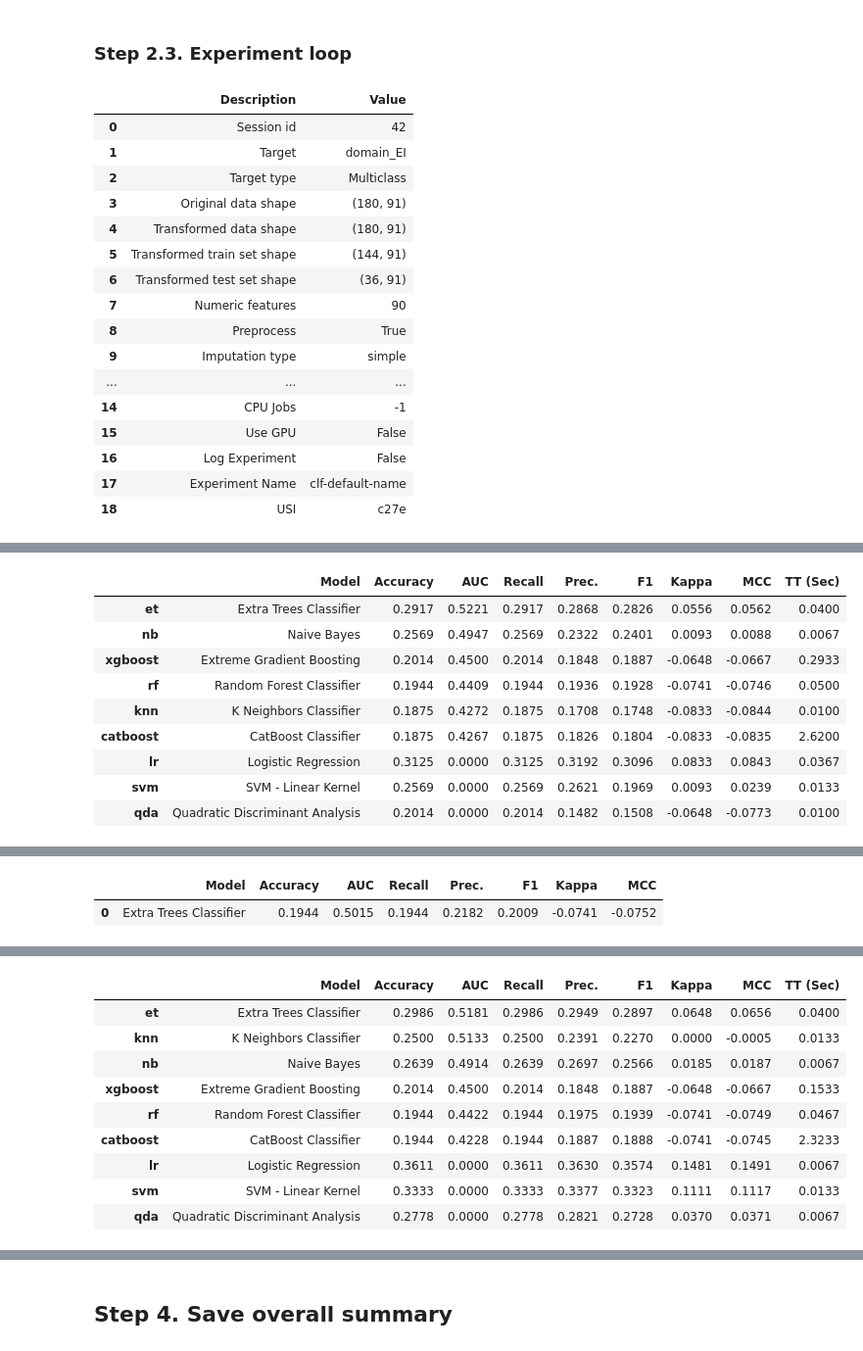
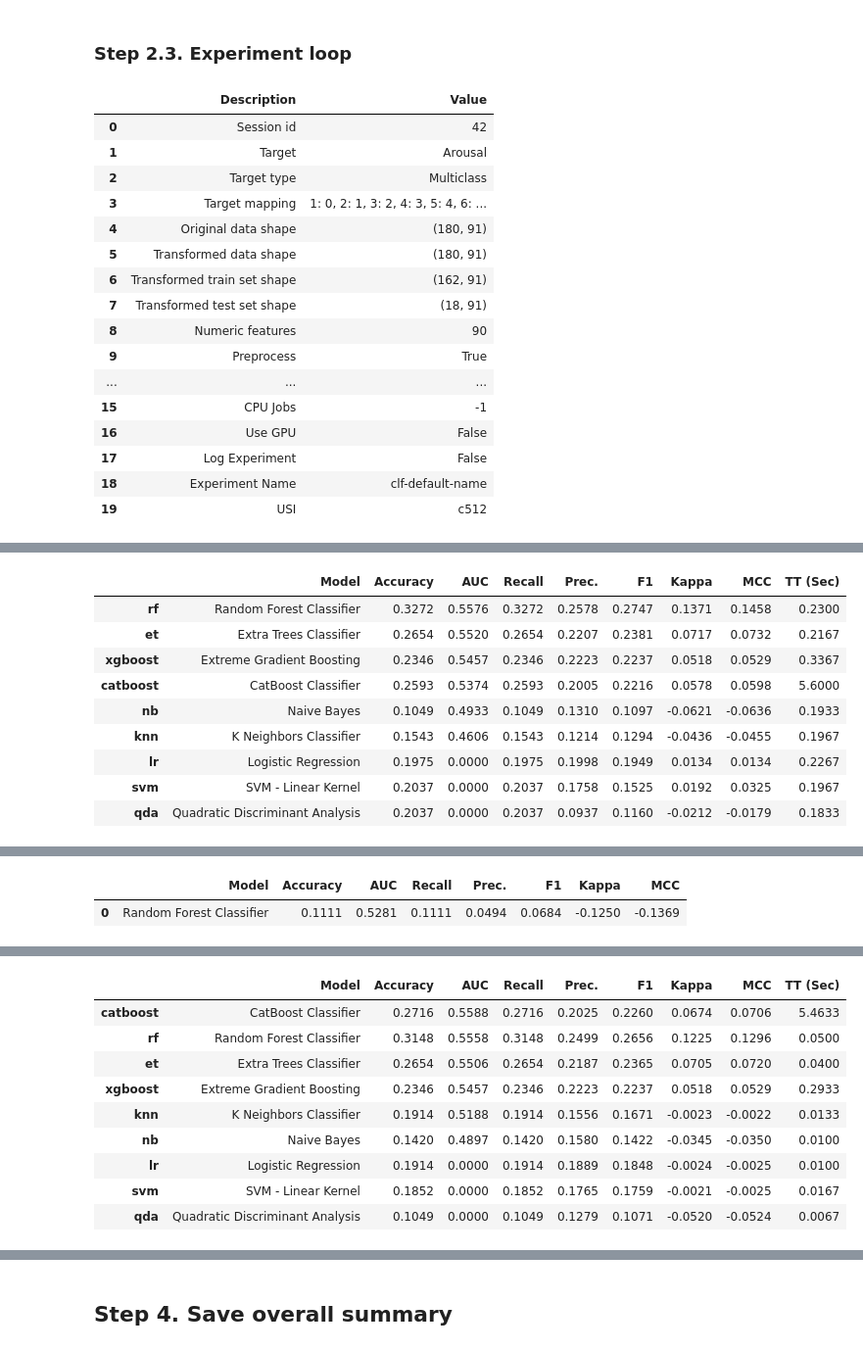
Before and after one commit to LeeChangmin0310/ETRI-Emotion, a Jupyter notebook: src/1_preprocessing.ipynb, the cells around one changed output, grey strips where cells are left out. Shown at 98% size. Drawn from its saved outputs; the diff is of its cells as text; code cells hidden in the pictures.

```diff
--- a/src/1_preprocessing.ipynb
+++ b/src/1_preprocessing.ipynb
@@ -247,7 +249,7 @@ for cfg_id, excl_cols in tqdm(FEATURE_EXCLUDE_SETS.items(),
         X = df.drop(columns=MUST_EXCLUDE + excl_cols)
         y = df[TARGET]
         X_tr, X_te, y_tr, y_te = train_test_split(
-            X, y, stratify=y, test_size=0.20, random_state=42
+            X, y, stratify=y, test_size=0.10, random_state=42
         )
 
         if X_tr.shape[1] == 0:             # empty feature guard
@@ -311,58 +313,58 @@ for cfg_id, excl_cols in tqdm(FEATURE_EXCLUDE_SETS.items(),
             os.replace("Feature Importance.png", fi_path)
 
         if hasattr(best, "feature_importances_"):
             save_fi_tree()
 
         elif best.__class__.__name__.startswith("CatBoost"):
             fi = best.get_feature_importance()
             top = np.argsort(fi)[::-1][:20]
             plt.figure(figsize=(6, 4))
             plt.barh(range(len(top)), fi[top][::-1])
             plt.yticks(range(len(top)), X_tr.columns[top][::-1])
             plt.tight_layout(); plt.savefig(fi_path); plt.close()
 
         # 3-7 ▶ collect numeric summary -----------------------------------
         cv_metrics = pull().iloc[0]        # row 0 = best model’s CV stats
         results.append({
             "config":      cfg_id,
             "scaler":      scaler_name,
             "model":       best.__class__.__name__,
             "AUC_CV":      cv_metrics["AUC"],
             "Acc_CV":      cv_metrics["Accuracy"],
             "Acc_holdout": (pred[TARGET] == pred["prediction_label"]).mean(),
         })
 # %% [output]
 |  | Description | Value |
 | 0 | Session id | 42 |
-| 1 | Target | domain_EI |
+| 1 | Target | Arousal |
 | 2 | Target type | Multiclass |
-| 3 | Original data shape | (180, 91) |
-| 4 | Transformed data shape | (180, 91) |
-| 5 | Transformed train set shape | (144, 91) |
-| 6 | Transformed test set shape | (36, 91) |
-| 7 | Numeric features | 90 |
-| 8 | Preprocess | True |
-| 9 | Imputation type | simple |
+| 3 | Target mapping | 1: 0, 2: 1, 3: 2, 4: 3, 5: 4, 6: ... |
+| 4 | Original data shape | (180, 91) |
+| 5 | Transformed data shape | (180, 91) |
+| 6 | Transformed train set shape | (162, 91) |
+| 7 | Transformed test set shape | (18, 91) |
+| 8 | Numeric features | 90 |
+| 9 | Preprocess | True |
 | ... | ... | ... |
-| 14 | CPU Jobs | -1 |
-| 15 | Use GPU | False |
-| 16 | Log Experiment | False |
-| 17 | Experiment Name | clf-default-name |
-| 18 | USI | c27e |
+| 15 | CPU Jobs | -1 |
+| 16 | Use GPU | False |
+| 17 | Log Experiment | False |
+| 18 | Experiment Name | clf-default-name |
+| 19 | USI | c512 |
 [interactive output not drawn]
 |  | Model | Accuracy | AUC | Recall | Prec. | F1 | Kappa | MCC | TT (Sec) |
-| et | Extra Trees Classifier | 0.2917 | 0.5221 | 0.2917 | 0.2868 | 0.2826 | 0.0556 | 0.0562 | 0.0400 |
-| nb | Naive Bayes | 0.2569 | 0.4947 | 0.2569 | 0.2322 | 0.2401 | 0.0093 | 0.0088 | 0.0067 |
-| xgboost | Extreme Gradient Boosting | 0.2014 | 0.4500 | 0.2014 | 0.1848 | 0.1887 | -0.0648 | -0.0667 | 0.2933 |
-| rf | Random Forest Classifier | 0.1944 | 0.4409 | 0.1944 | 0.1936 | 0.1928 | -0.0741 | -0.0746 | 0.0500 |
-| knn | K Neighbors Classifier | 0.1875 | 0.4272 | 0.1875 | 0.1708 | 0.1748 | -0.0833 | -0.0844 | 0.0100 |
-| catboost | CatBoost Classifier | 0.1875 | 0.4267 | 0.1875 | 0.1826 | 0.1804 | -0.0833 | -0.0835 | 2.6200 |
-| lr | Logistic Regression | 0.3125 | 0.0000 | 0.3125 | 0.3192 | 0.3096 | 0.0833 | 0.0843 | 0.0367 |
-| svm | SVM - Linear Kernel | 0.2569 | 0.0000 | 0.2569 | 0.2621 | 0.1969 | 0.0093 | 0.0239 | 0.0133 |
-| qda | Quadratic Discriminant Analysis | 0.2014 | 0.0000 | 0.2014 | 0.1482 | 0.1508 | -0.0648 | -0.0773 | 0.0100 |
+| rf | Random Forest Classifier | 0.3272 | 0.5576 | 0.3272 | 0.2578 | 0.2747 | 0.1371 | 0.1458 | 0.2300 |
+| et | Extra Trees Classifier | 0.2654 | 0.5520 | 0.2654 | 0.2207 | 0.2381 | 0.0717 | 0.0732 | 0.2167 |
+| xgboost | Extreme Gradient Boosting | 0.2346 | 0.5457 | 0.2346 | 0.2223 | 0.2237 | 0.0518 | 0.0529 | 0.3367 |
+| catboost | CatBoost Classifier | 0.2593 | 0.5374 | 0.2593 | 0.2005 | 0.2216 | 0.0578 | 0.0598 | 5.6000 |
+| nb | Naive Bayes | 0.1049 | 0.4933 | 0.1049 | 0.1310 | 0.1097 | -0.0621 | -0.0636 | 0.1933 |
+| knn | K Neighbors Classifier | 0.1543 | 0.4606 | 0.1543 | 0.1214 | 0.1294 | -0.0436 | -0.0455 | 0.1967 |
+| lr | Logistic Regression | 0.1975 | 0.0000 | 0.1975 | 0.1998 | 0.1949 | 0.0134 | 0.0134 | 0.2267 |
+| svm | SVM - Linear Kernel | 0.2037 | 0.0000 | 0.2037 | 0.1758 | 0.1525 | 0.0192 | 0.0325 | 0.1967 |
+| qda | Quadratic Discriminant Analysis | 0.2037 | 0.0000 | 0.2037 | 0.0937 | 0.1160 | -0.0212 | -0.0179 | 0.1833 |
 [interactive output not drawn]
 |  | Model | Accuracy | AUC | Recall | Prec. | F1 | Kappa | MCC |
-| 0 | Extra Trees Classifier | 0.1944 | 0.5015 | 0.1944 | 0.2182 | 0.2009 | -0.0741 | -0.0752 |
+| 0 | Random Forest Classifier | 0.1111 | 0.5281 | 0.1111 | 0.0494 | 0.0684 | -0.1250 | -0.1369 |
 [interactive output not drawn]
 [interactive output not drawn]
 [interactive output not drawn]
@@ -386,12 +388,12 @@ for cfg_id, excl_cols in tqdm(FEATURE_EXCLUDE_SETS.items(),
 [interactive output not drawn]
 |  | Model | Accuracy | AUC | Recall | Prec. | F1 | Kappa | MCC | TT (Sec) |
-| et | Extra Trees Classifier | 0.2986 | 0.5181 | 0.2986 | 0.2949 | 0.2897 | 0.0648 | 0.0656 | 0.0400 |
-| knn | K Neighbors Classifier | 0.2500 | 0.5133 | 0.2500 | 0.2391 | 0.2270 | 0.0000 | -0.0005 | 0.0133 |
-| nb | Naive Bayes | 0.2639 | 0.4914 | 0.2639 | 0.2697 | 0.2566 | 0.0185 | 0.0187 | 0.0067 |
-| xgboost | Extreme Gradient Boosting | 0.2014 | 0.4500 | 0.2014 | 0.1848 | 0.1887 | -0.0648 | -0.0667 | 0.1533 |
-| rf | Random Forest Classifier | 0.1944 | 0.4422 | 0.1944 | 0.1975 | 0.1939 | -0.0741 | -0.0749 | 0.0467 |
-| catboost | CatBoost Classifier | 0.1944 | 0.4228 | 0.1944 | 0.1887 | 0.1888 | -0.0741 | -0.0745 | 2.3233 |
-| lr | Logistic Regression | 0.3611 | 0.0000 | 0.3611 | 0.3630 | 0.3574 | 0.1481 | 0.1491 | 0.0067 |
-| svm | SVM - Linear Kernel | 0.3333 | 0.0000 | 0.3333 | 0.3377 | 0.3323 | 0.1111 | 0.1117 | 0.0133 |
-| qda | Quadratic Discriminant Analysis | 0.2778 | 0.0000 | 0.2778 | 0.2821 | 0.2728 | 0.0370 | 0.0371 | 0.0067 |
+| catboost | CatBoost Classifier | 0.2716 | 0.5588 | 0.2716 | 0.2025 | 0.2260 | 0.0674 | 0.0706 | 5.4633 |
+| rf | Random Forest Classifier | 0.3148 | 0.5558 | 0.3148 | 0.2499 | 0.2656 | 0.1225 | 0.1296 | 0.0500 |
+| et | Extra Trees Classifier | 0.2654 | 0.5506 | 0.2654 | 0.2187 | 0.2365 | 0.0705 | 0.0720 | 0.0400 |
+| xgboost | Extreme Gradient Boosting | 0.2346 | 0.5457 | 0.2346 | 0.2223 | 0.2237 | 0.0518 | 0.0529 | 0.2933 |
+| knn | K Neighbors Classifier | 0.1914 | 0.5188 | 0.1914 | 0.1556 | 0.1671 | -0.0023 | -0.0022 | 0.0133 |
+| nb | Naive Bayes | 0.1420 | 0.4897 | 0.1420 | 0.1580 | 0.1422 | -0.0345 | -0.0350 | 0.0100 |
+| lr | Logistic Regression | 0.1914 | 0.0000 | 0.1914 | 0.1889 | 0.1848 | -0.0024 | -0.0025 | 0.0100 |
+| svm | SVM - Linear Kernel | 0.1852 | 0.0000 | 0.1852 | 0.1765 | 0.1759 | -0.0021 | -0.0025 | 0.0167 |
+| qda | Quadratic Discriminant Analysis | 0.1049 | 0.0000 | 0.1049 | 0.1279 | 0.1071 | -0.0520 | -0.0524 | 0.0067 |
 [interactive output not drawn]
```
Also changed, not shown: parts of 3 cells of this notebook, 58 other files.
